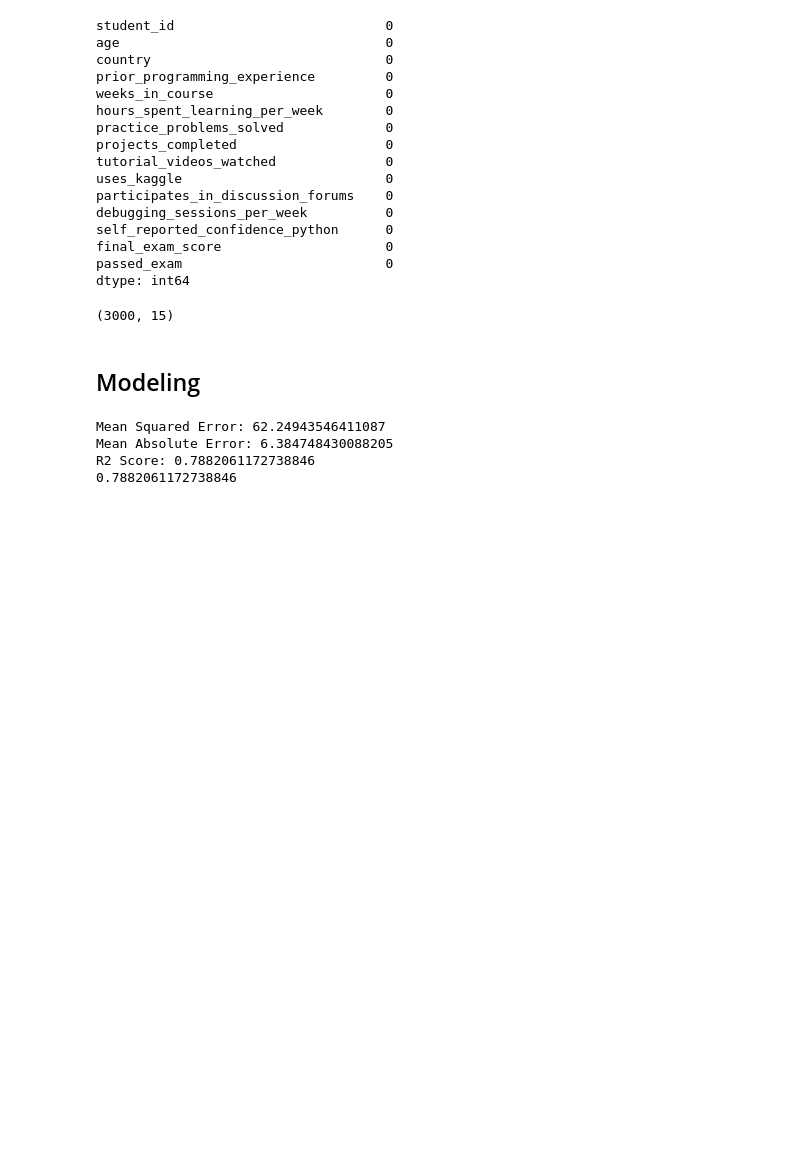
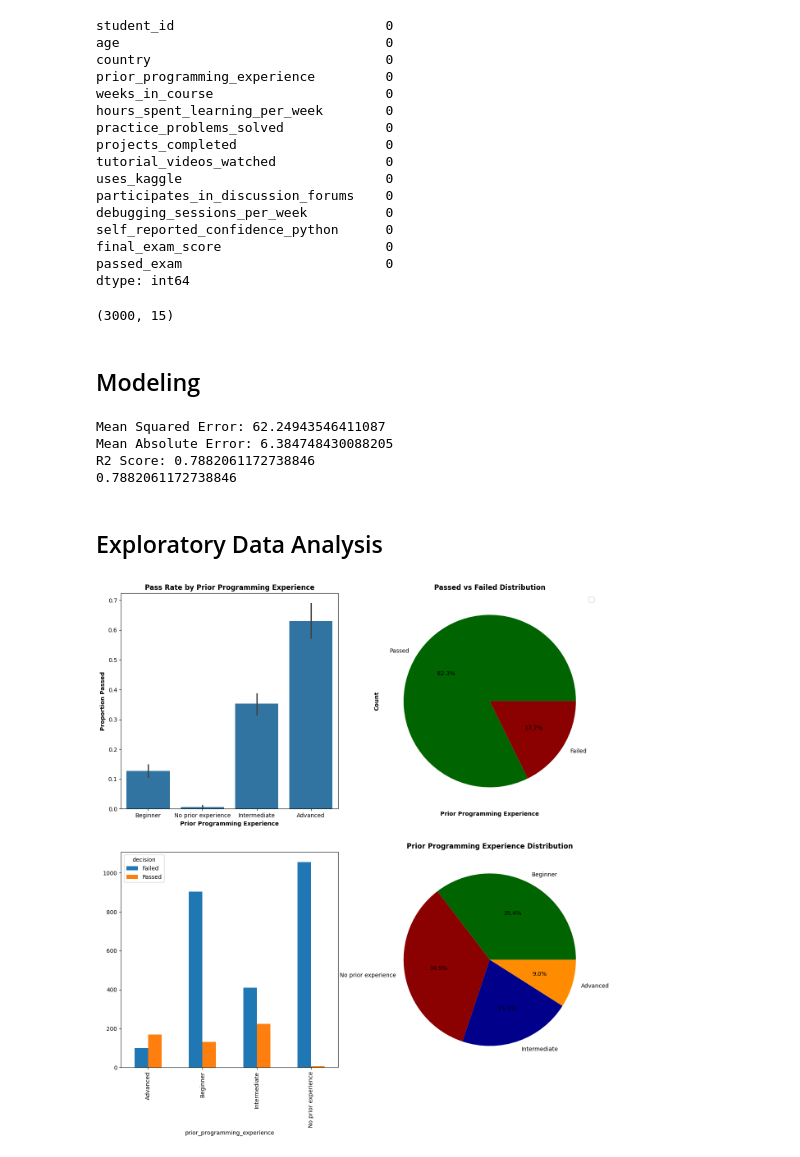
Before and after one commit to iiFouzi/Python-Exams-Performance-Analysis, a Jupyter notebook: code/performance_analysis.ipynb, the cells around one changed output. Cells and saved outputs as stored; diff of their text form; code cells hidden in the pictures; blank space fills up the shorter version.

Commit message:
added some graphs

```diff
--- a/code/performance_analysis.ipynb
+++ b/code/performance_analysis.ipynb
@@ -166,3 +166,30 @@ Mean Squared Error: 62.24943546411087
 Mean Absolute Error: 6.384748430088205
 R2 Score: 0.7882061172738846
 0.7882061172738846
+# %% [markdown]
+## Exploratory Data Analysis ##
+# %%
+fig, axes= plt.subplots(2,2, figsize=(15,15))
+
+sns.barplot(x="prior_programming_experience", y="passed_exam", data=ds, ax=axes[0,0])
+axes[0,0].set_title("Pass Rate by Prior Programming Experience", fontweight="bold")
+axes[0,0].set_ylabel("Proportion Passed", fontweight="bold")
+axes[0,0].set_xlabel("Prior Programming Experience", fontweight="bold")
+
+ds["decision"] = np.where(ds["passed_exam"] == 1, "Passed", "Failed")
+pr_by_exp = ds.groupby("prior_programming_experience")["decision"].value_counts().unstack()
+pr_by_exp.plot(kind="bar", ax=axes[1,0])
+axes[0,1].set_title("Pass/Fail Count by Prior Programming Experience", fontweight="bold")
+axes[0,1].set_ylabel("Count", fontweight="bold")
+axes[0,1].set_xlabel("Prior Programming Experience", fontweight="bold")
+axes[0,1].legend(fontsize=12)
+
+passed_exam = ds["passed_exam"].value_counts()
+axes[0,1].pie(passed_exam.values, labels=["Passed", "Failed"], autopct="%1.1f%%", colors=["darkgreen", "darkred"])
+axes[0,1].set_title("Passed vs Failed Distribution", fontweight="bold")
+
+axes[1,1].pie(ds["prior_programming_experience"].value_counts().values, labels=ds["prior_programming_experience"].unique(), autopct="%1.1f%%", colors=["darkgreen", "darkred", "darkblue", "darkorange"])
+axes[1,1].set_title("Prior Programming Experience Distribution", fontweight="bold")
+plt.show()
+# %% [output]
+[figure, added]
```
Also changed, not shown: parts of 1 cell of this notebook, 1 other file.
